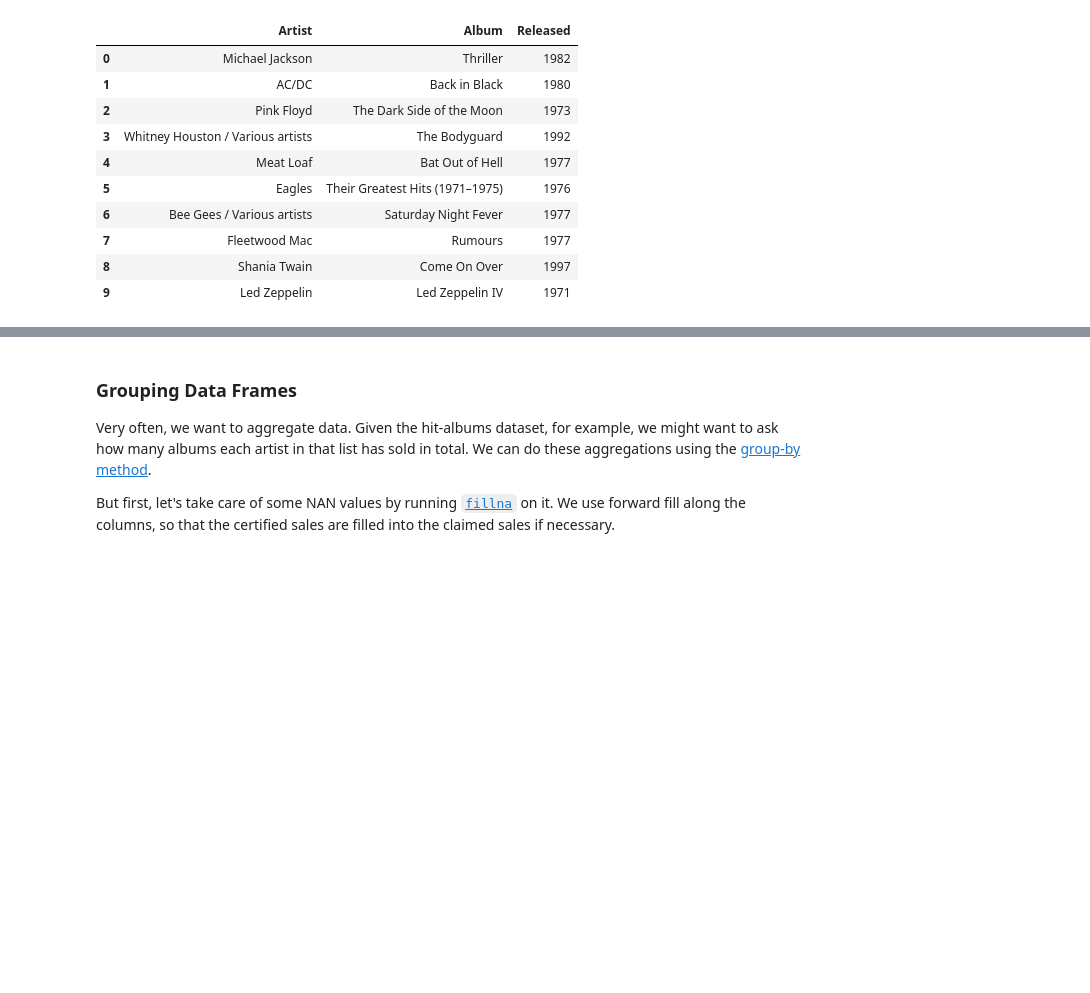
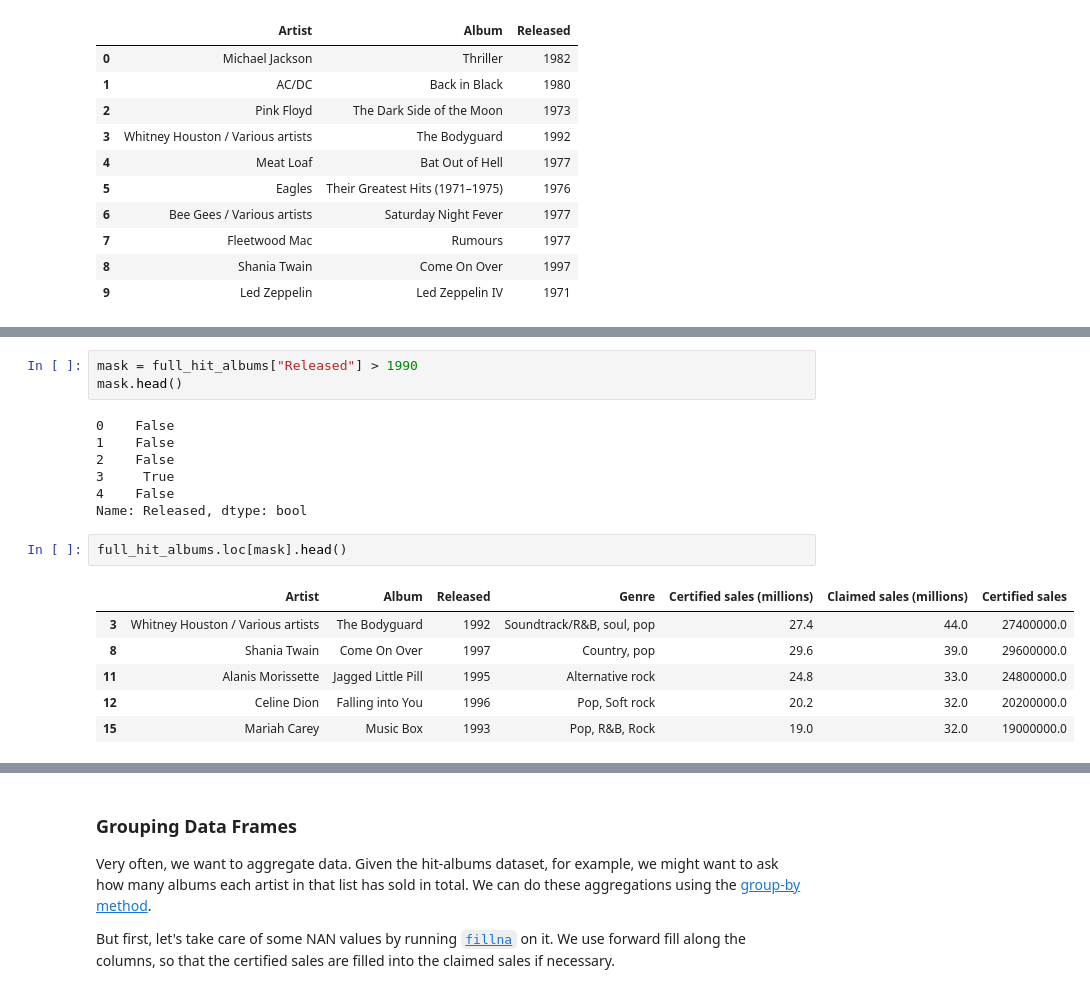
Before and after one commit to datascience-course/2020-datascience-lectures, a Jupyter notebook: 06-loading-data-dataframes/06-loading-data-dataframes.ipynb, the cells around one changed output, grey strips where cells are left out. Saved outputs shown, nothing was run; the diff lists cells and outputs as text; blank space fills up the shorter version.

```diff
--- a/06-loading-data-dataframes/06-loading-data-dataframes.ipynb
+++ b/06-loading-data-dataframes/06-loading-data-dataframes.ipynb
@@ -1114,0 +1122,19 @@ full_hit_albums.iloc[0:10, 0:3]
+# %%
+mask = full_hit_albums["Released"] > 1990
+mask.head()
+# %% [output]
+0    False
+1    False
+2    False
+3     True
+4    False
+Name: Released, dtype: bool
+# %%
+full_hit_albums.loc[mask].head()
+# %% [output]
+|  | Artist | Album | Released | Genre | Certified sales (millions) | Claimed sales (millions) | Certified sales |
+| 3 | Whitney Houston / Various artists | The Bodyguard | 1992 | Soundtrack/R&B, soul, pop | 27.4 | 44.0 | 27400000.0 |
+| 8 | Shania Twain | Come On Over | 1997 | Country, pop | 29.6 | 39.0 | 29600000.0 |
+| 11 | Alanis Morissette | Jagged Little Pill | 1995 | Alternative rock | 24.8 | 33.0 | 24800000.0 |
+| 12 | Celine Dion | Falling into You | 1996 | Pop, Soft rock | 20.2 | 32.0 | 20200000.0 |
+| 15 | Mariah Carey | Music Box | 1993 | Pop, R&B, Rock | 19.0 | 32.0 | 19000000.0 |
```
Also changed, not shown: parts of 8 cells of this notebook.
